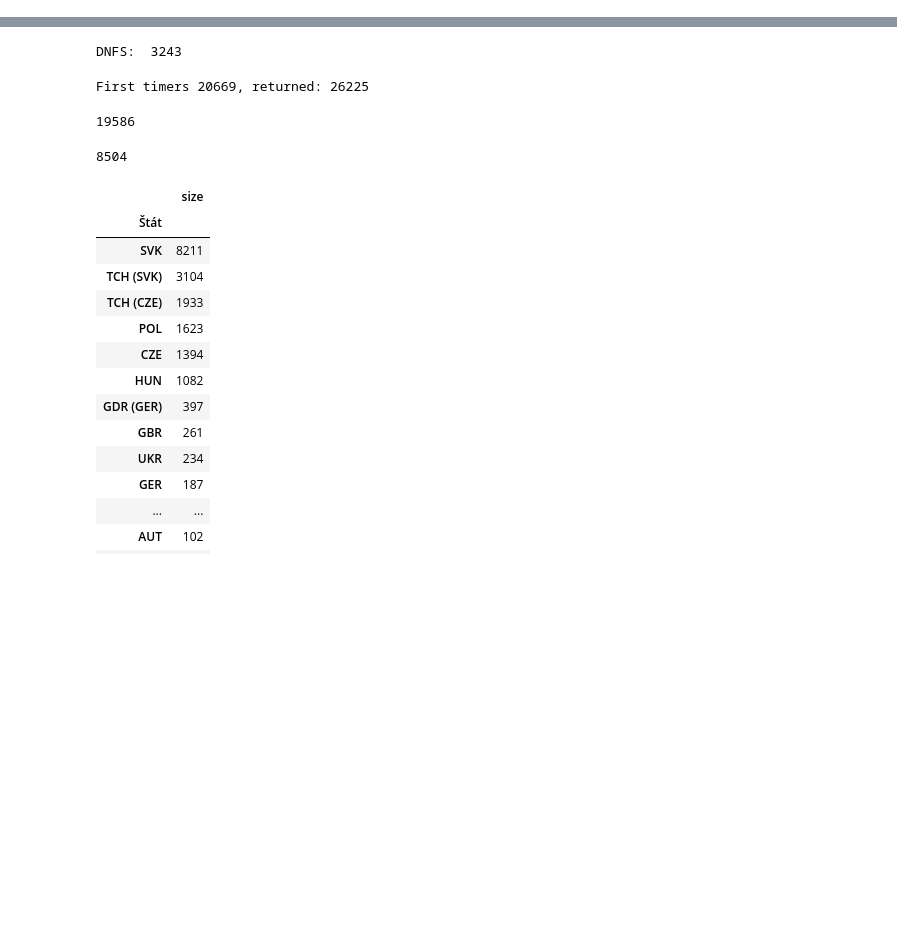
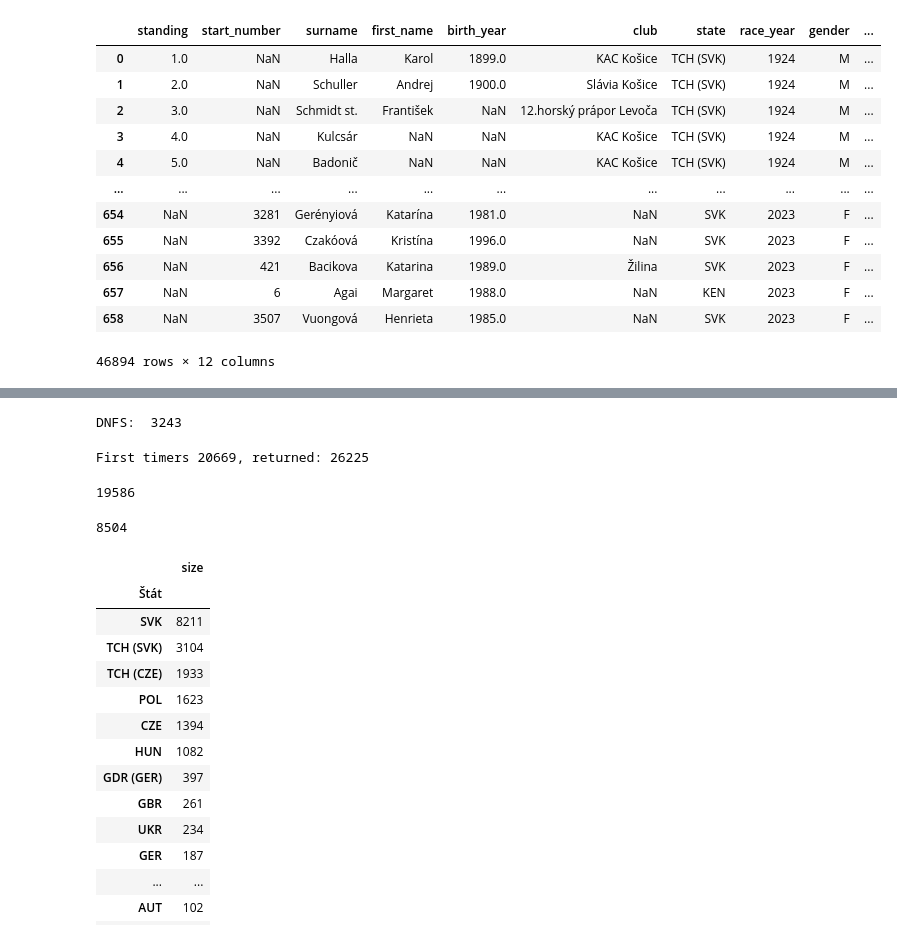
Before and after one commit to vlejd/marathon_stats, a Jupyter notebook: nb.ipynb, the cells around one changed output, grey strips where cells are left out. Cells and saved outputs as stored; diff of their text form; code cells hidden in the pictures; blank space fills up the shorter version.

```diff
--- a/nb.ipynb
+++ b/nb.ipynb
@@ -25,3 +42,52 @@ dfs = pd.concat(dfs)
+# %%
+# standing, start_number, surname, first_name, birth_year, club, state, finish_time, half_time, race_year, gender.
+# DNF
+clean = pd.DataFrame()
+mapping = [
+    ('standing', 'Poradie'),
+    ('start_number', 'Št. číslo'),
+    ('surname', 'Priezvisko'),
+    ('first_name', 'Meno'),
+    ('birth_year', 'Rok nar.'),
+    ('club', 'Klub'),
+    ('state', 'Štát'),
+    ('race_year', 'Rocnik'),
+    ('gender', 'Gender'),
+]
+for target_name, source_name in mapping:
+    clean[target_name] = dfs[source_name]
+
+clean['dnf'] = dfs['Cieľ. čas'] == "DNF"
+
+def parse_time(time_str):
+    if time_str != time_str or time_str in ["?", "DNF", "DNS"]:
+        return float('nan')
+    parts = time_str.split(":")
+    assert len(parts) == 3, str(parts)
+    h = parts[0]
+    m = parts[1]
+    s = parts[2]
+    return int(h)*60*60 + int(m)*60 + float(s.replace(",","."))
+
+
+clean['finish_time_s'] = dfs['Cieľ. čas'].apply(parse_time)
+clean['mid_time_s'] = dfs['Medzičas'].apply(parse_time)
+
+clean
+# %% [output]
+|  | standing | start_number | surname | first_name | birth_year | club | state | race_year | gender | ... |
+| 0 | 1.0 | NaN | Halla | Karol | 1899.0 | KAC Košice | TCH (SVK) | 1924 | M | ... |
+| 1 | 2.0 | NaN | Schuller | Andrej | 1900.0 | Slávia Košice | TCH (SVK) | 1924 | M | ... |
+| 2 | 3.0 | NaN | Schmidt st. | František | NaN | 12.horský prápor Levoča | TCH (SVK) | 1924 | M | ... |
+| 3 | 4.0 | NaN | Kulcsár | NaN | NaN | KAC Košice | TCH (SVK) | 1924 | M | ... |
+| 4 | 5.0 | NaN | Badonič | NaN | NaN | KAC Košice | TCH (SVK) | 1924 | M | ... |
+| ... | ... | ... | ... | ... | ... | ... | ... | ... | ... | ... |
+| 654 | NaN | 3281 | Gerényiová | Katarína | 1981.0 | NaN | SVK | 2023 | F | ... |
+| 655 | NaN | 3392 | Czakóová | Kristína | 1996.0 | NaN | SVK | 2023 | F | ... |
+| 656 | NaN | 421 | Bacikova | Katarina | 1989.0 | Žilina | SVK | 2023 | F | ... |
+| 657 | NaN | 6 | Agai | Margaret | 1988.0 | NaN | KEN | 2023 | F | ... |
+| 658 | NaN | 3507 | Vuongová | Henrieta | 1985.0 | NaN | SVK | 2023 | F | ... |
+46894 rows × 12 columns
 # %%
 print("Total starts:", len(dfs))
 # %% [output]
```
Also changed, not shown: parts of 11 cells of this notebook, 2 other files.
